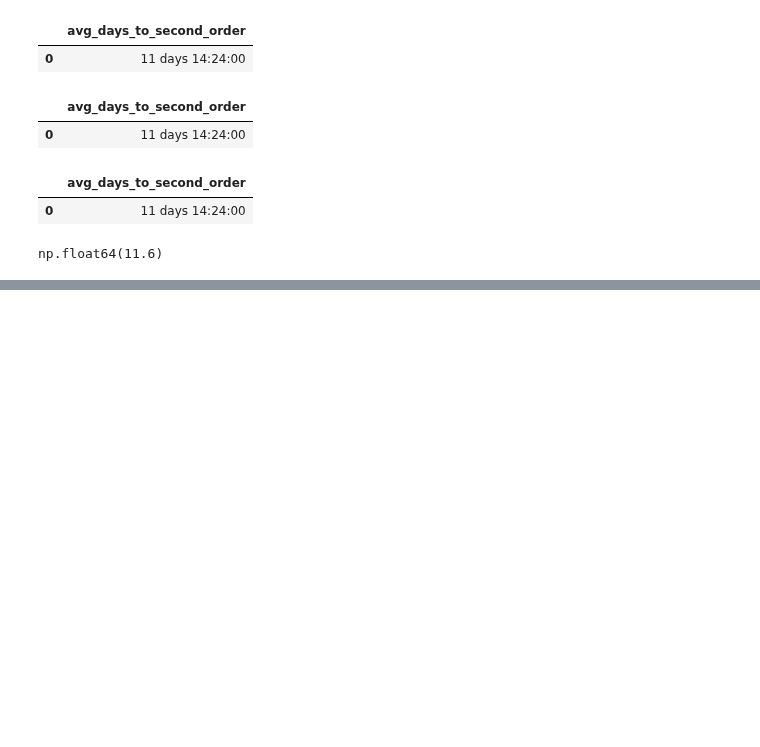
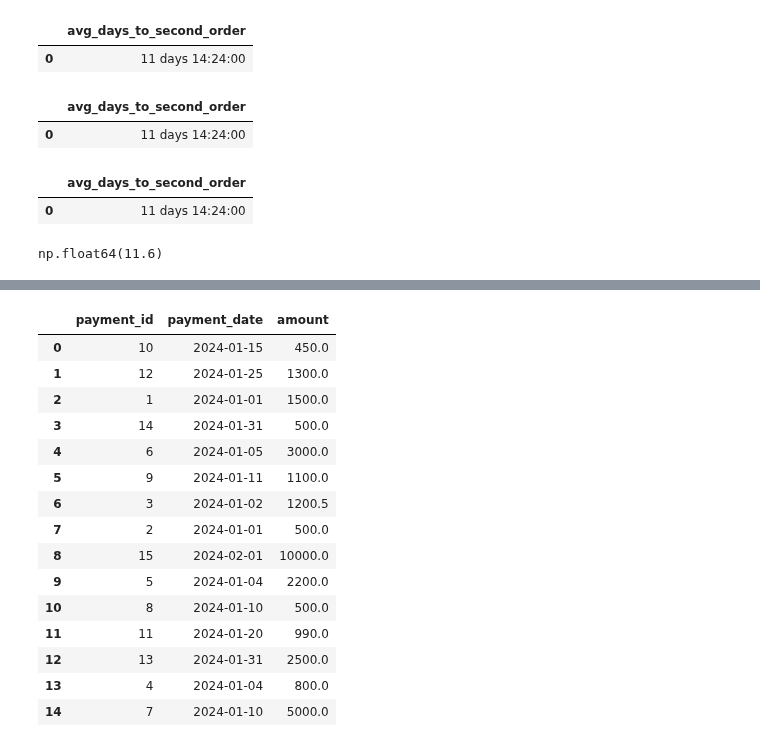
Before and after one commit to Praldmur/Tasks, a Jupyter notebook: simulator_sql.ipynb, the cells around one changed output, grey strips where cells are left out. Cells and saved outputs as stored; diff of their text form; code cells hidden in the pictures; blank space fills up the shorter version.

```diff
--- a/simulator_sql.ipynb
+++ b/simulator_sql.ipynb
@@ -465,0 +491,56 @@ np.float64(11.6)
+# %%
+payments_data = {
+    'payment_id': range(1, 16),
+    'payment_date': [
+        '2024-01-01', '2024-01-01', # Два платежа в один день
+        '2024-01-02',
+        '2024-01-04',                # Пропустили 3-е число
+        '2024-01-04',
+        '2024-01-05',
+        '2024-01-10',                # Большой разрыв
+        '2024-01-10',
+        '2024-01-11',
+        '2024-01-15',
+        '2024-01-20',
+        '2024-01-25',
+        '2024-01-31', '2024-01-31', # Завершаем месяц
+        '2024-02-01'                 # Февральский платеж (для проверки фильтрации)
+    ],
+    'amount': [
+        1500.00, 500.00,             # 01.01 сумма 2000
+        1200.50,
+        800.00,
+        2200.00,
+        3000.00,
+        5000.00,
+        500.00,
+        1100.00,
+        450.00,
+        990.00,
+        1300.00,
+        2500.00, 500.00,
+        10000.00                     # Этот платеж не должен попасть в отчет за январь
+    ]
+}
+payments = pd.DataFrame(payments_data)
+payments['payment_date'] = pd.to_datetime(payments['payment_date'])
+payments = payments.sample(frac=1, random_state=42).reset_index(drop=True)
+# %%
+payments
+# %% [output]
+|  | payment_id | payment_date | amount |
+| 0 | 10 | 2024-01-15 | 450.0 |
+| 1 | 12 | 2024-01-25 | 1300.0 |
+| 2 | 1 | 2024-01-01 | 1500.0 |
+| 3 | 14 | 2024-01-31 | 500.0 |
+| 4 | 6 | 2024-01-05 | 3000.0 |
+| 5 | 9 | 2024-01-11 | 1100.0 |
+| 6 | 3 | 2024-01-02 | 1200.5 |
+| 7 | 2 | 2024-01-01 | 500.0 |
+| 8 | 15 | 2024-02-01 | 10000.0 |
+| 9 | 5 | 2024-01-04 | 2200.0 |
+| 10 | 8 | 2024-01-10 | 500.0 |
+| 11 | 11 | 2024-01-20 | 990.0 |
+| 12 | 13 | 2024-01-31 | 2500.0 |
+| 13 | 4 | 2024-01-04 | 800.0 |
+| 14 | 7 | 2024-01-10 | 5000.0 |
```
Also changed, not shown: parts of 5 cells of this notebook.
